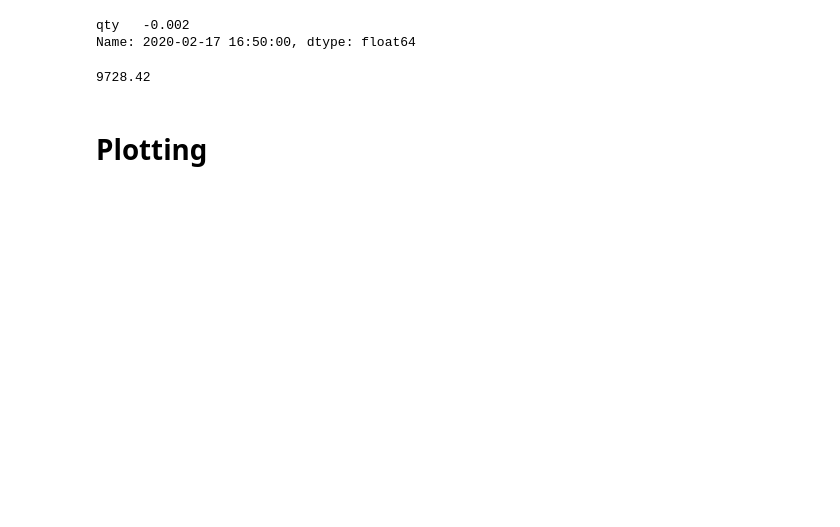
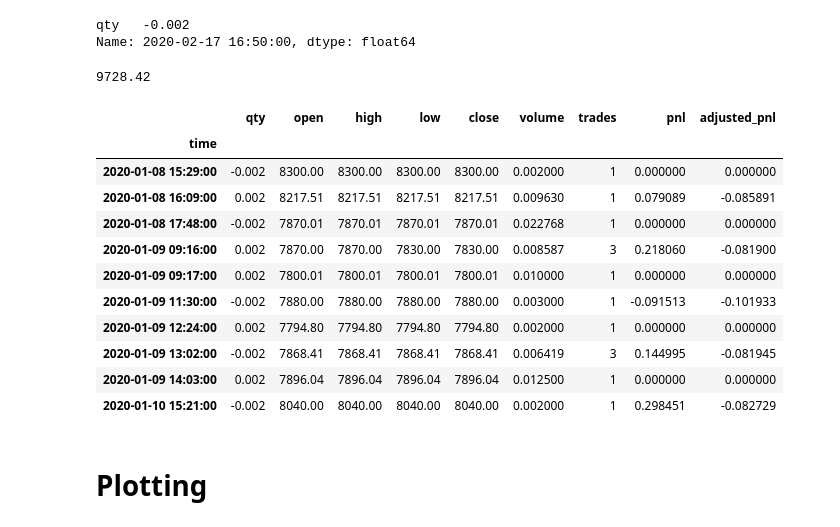
Before and after one commit to felipemontefuscolo/bitme, a Jupyter notebook: OhlcSim.ipynb, the cells around one changed output. Drawn from its saved outputs; the diff is of its cells as text; code cells hidden in the pictures; blank space fills up the shorter version.

```diff
--- a/OhlcSim.ipynb
+++ b/OhlcSim.ipynb
@@ -193,9 +196,9 @@ def trade(df, model):
             trades.iloc[i] = qty
     return trades
 
-def account(df, trades, fee=0.0026):
-    prices = df.open
-    volume = prices.shift(-1, fill_value=prices.iloc[-1]) * trades.qty * (1 + np.sign(trades.qty) * fee)
+def account(prices, trades, fee=0.0026):
+    #prices = df.open
+    volume = prices * trades.qty * (1 + np.sign(trades.qty) * fee)
 
     last_price = prices.iloc[-1]
     qty_to_liquidate = -trades.qty.sum()
@@ -205,8 +208,8 @@ def account(df, trades, fee=0.0026):
 
     return pnl
 
-def cycle_realized_pnl(df, trades, fee=0.0026):
-    prices = df.open.shift(-1, fill_value=df.open.iloc[-1])
+def cycle_realized_pnl(prices, trades, fee=0.0026):
+    #prices = df.open.shift(-1, fill_value=df.open.iloc[-1])
     volume = prices * trades.qty * (1 + np.sign(trades.qty) * fee)
 
     values = pd.DataFrame(index=prices.index, columns=['pnl', 'adjusted_pnl']).fillna(0.)
@@ -251,14 +254,17 @@ def sharpe(pnls):
     return np.sum(pnls) / np.std(pnls)
 
 def test_account():
-    df = pd.DataFrame({'open': [10,11,12,13,14]})
+    #df = pd.DataFrame({'open': [10,11,12,13,14]})
+    #prices = df['open'].shift(-1, fill_value=df.open.iloc[-1])
+    prices = pd.Series([11,12,13,14,14])
+
     trades = pd.DataFrame({'qty': [1,-1,1,0,0]})
     fee = 1
-    a = cycle_realized_pnl(df, trades, fee=fee).pnl.sum()
-    b = account(df, trades, fee=fee)
+    a = cycle_realized_pnl(prices, trades, fee=fee).pnl.sum()
+    b = account(prices, trades, fee=fee)
     assert a == b
     assert a == -48.
-    c = cycle_realized_pnl(df, trades, fee=fee).adjusted_pnl.sum()
+    c = cycle_realized_pnl(prices, trades, fee=fee).adjusted_pnl.sum()
     assert c == -50., f'c = {c}'
 
 test_account()
@@ -271,7 +277,8 @@ sharpe(acc.pnl), sharpe(acc.adjusted_pnl)
 # %% [output]
 (-17652.73139847319, -17980.460262671964)
 # %%
-trades = trade(df, DcatTrader(75, df, 0.005, 0.002))
-acc = cycle_realized_pnl(df, trades)
+trades = trade(df, DcatTrader(75, df.close, 0.005, 0.002))
+acc = cycle_realized_pnl(df.close, trades)
 sharpe(acc.pnl), sharpe(acc.adjusted_pnl)
+# (6058.5075476589045, -8191.272070021878), (33, 1103)
 # %% [output]
@@ -295,6 +307,25 @@ Name: 2020-02-17 16:50:00, dtype: float64
 prices.open['2020-02-17 16:50:00']
 # %% [output]
 9728.42
+# %%
+a = pd.merge(trades, df, left_index=True, right_index=True)
+a = pd.merge(a, acc, left_index=True, right_index=True)
+a = a[a.qty!=0]
+# %%
+a.head(10)
+# %% [output]
+|  | qty | open | high | low | close | volume | trades | pnl | adjusted_pnl |
+| time |  |  |  |  |  |  |  |  |  |
+| 2020-01-08 15:29:00 | -0.002 | 8300.00 | 8300.00 | 8300.00 | 8300.00 | 0.002000 | 1 | 0.000000 | 0.000000 |
+| 2020-01-08 16:09:00 | 0.002 | 8217.51 | 8217.51 | 8217.51 | 8217.51 | 0.009630 | 1 | 0.079089 | -0.085891 |
+| 2020-01-08 17:48:00 | -0.002 | 7870.01 | 7870.01 | 7870.01 | 7870.01 | 0.022768 | 1 | 0.000000 | 0.000000 |
+| 2020-01-09 09:16:00 | 0.002 | 7870.00 | 7870.00 | 7830.00 | 7830.00 | 0.008587 | 3 | 0.218060 | -0.081900 |
+| 2020-01-09 09:17:00 | 0.002 | 7800.01 | 7800.01 | 7800.01 | 7800.01 | 0.010000 | 1 | 0.000000 | 0.000000 |
+| 2020-01-09 11:30:00 | -0.002 | 7880.00 | 7880.00 | 7880.00 | 7880.00 | 0.003000 | 1 | -0.091513 | -0.101933 |
+| 2020-01-09 12:24:00 | 0.002 | 7794.80 | 7794.80 | 7794.80 | 7794.80 | 0.002000 | 1 | 0.000000 | 0.000000 |
+| 2020-01-09 13:02:00 | -0.002 | 7868.41 | 7868.41 | 7868.41 | 7868.41 | 0.006419 | 3 | 0.144995 | -0.081945 |
+| 2020-01-09 14:03:00 | 0.002 | 7896.04 | 7896.04 | 7896.04 | 7896.04 | 0.012500 | 1 | 0.000000 | 0.000000 |
+| 2020-01-10 15:21:00 | -0.002 | 8040.00 | 8040.00 | 8040.00 | 8040.00 | 0.002000 | 1 | 0.298451 | -0.082729 |
 # %% [markdown]
 # Plotting
 # %%
```
Also changed, not shown: parts of 7 cells of this notebook.
